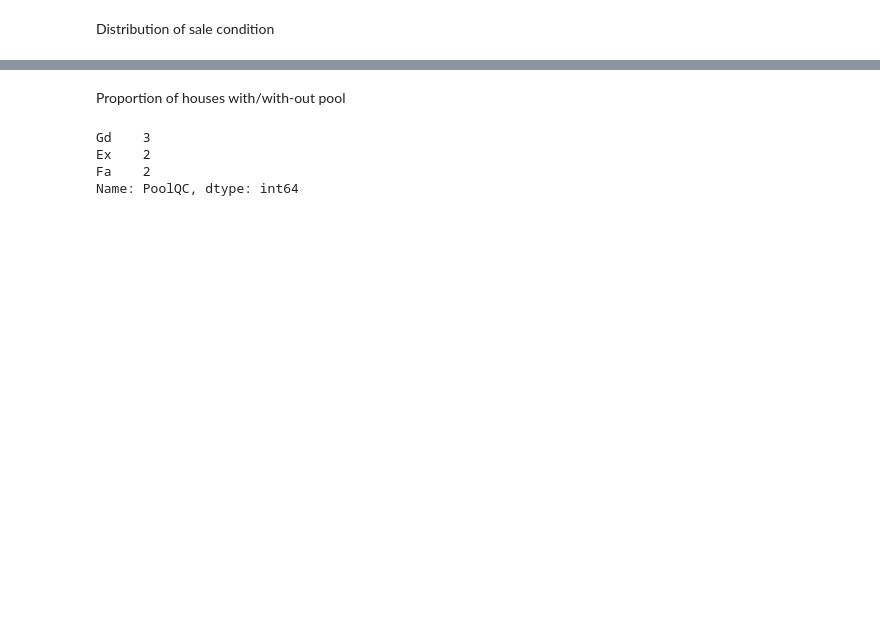
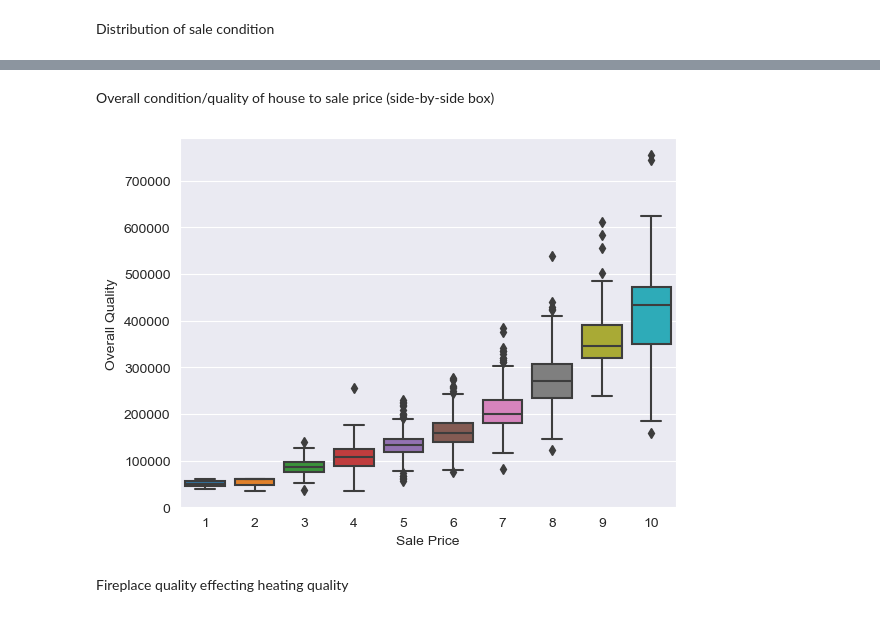
Before and after one commit to RomanShrestha07/CPSC-Assignment-3, a Jupyter notebook: src/Assignment_3_Part_3.ipynb, the cells around one changed output, grey strips where cells are left out. Cells and saved outputs as stored; diff of their text form; code cells hidden in the pictures; blank space fills up the shorter version.

Commit message:
-feat(assignment 3): part 3 plotting complete & part 2 minor code changes

```diff
--- a/src/Assignment_3_Part_3.ipynb
+++ b/src/Assignment_3_Part_3.ipynb
@@ -93,11 +89,12 @@ plt.show()
-# %% [markdown]
-Proportion of houses with/with-out pool
-# %%
-pool = housing_df['PoolQC'].value_counts()
-
-pool
-# %% [output]
-Gd    3
-Ex    2
-Fa    2
-Name: PoolQC, dtype: int64
+# %% [markdown]
+Overall condition/quality of house to sale price (side-by-side box)
+# %%
+housing_box_plot = sns.boxplot(housing_df, x="OverallQual", y="SalePrice")
+housing_box_plot.set(xlabel='Sale Price', ylabel='Overall Quality')
+
+housing_box_plot_fig = housing_box_plot.get_figure()
+housing_box_plot_fig.savefig('../results/part3/quality_to_price.png', bbox_inches="tight")
+# %% [output]
+[figure, added]
+# %% [markdown]
+Fireplace quality effecting heating quality
```
Also changed, not shown: parts of 8 cells of this notebook, 4 other files.
